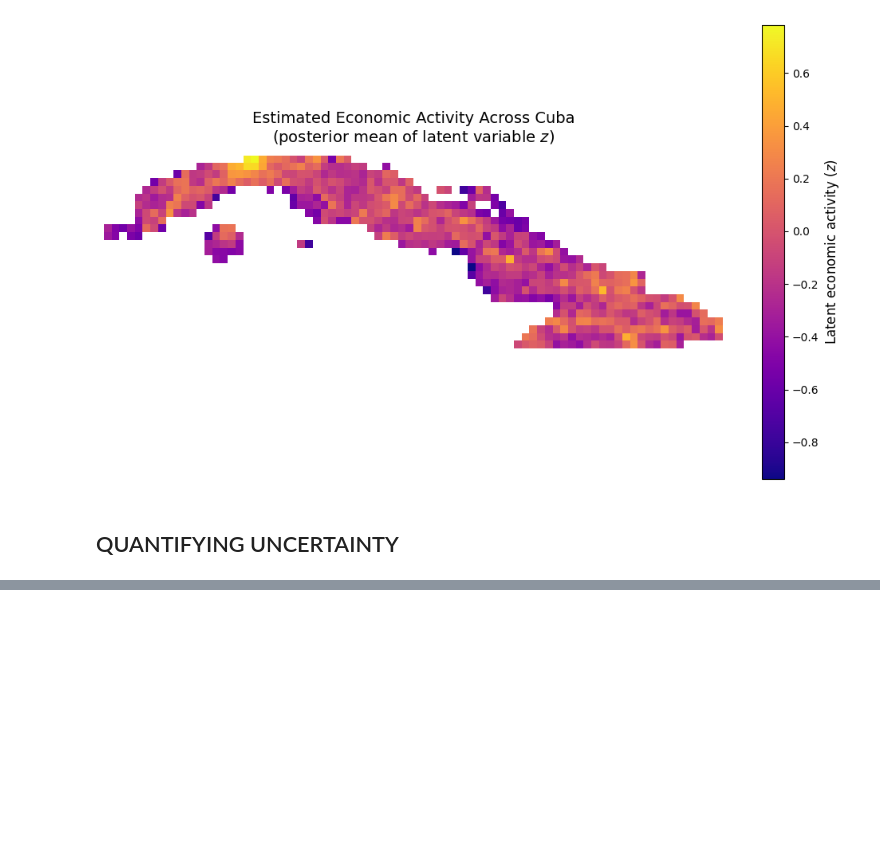
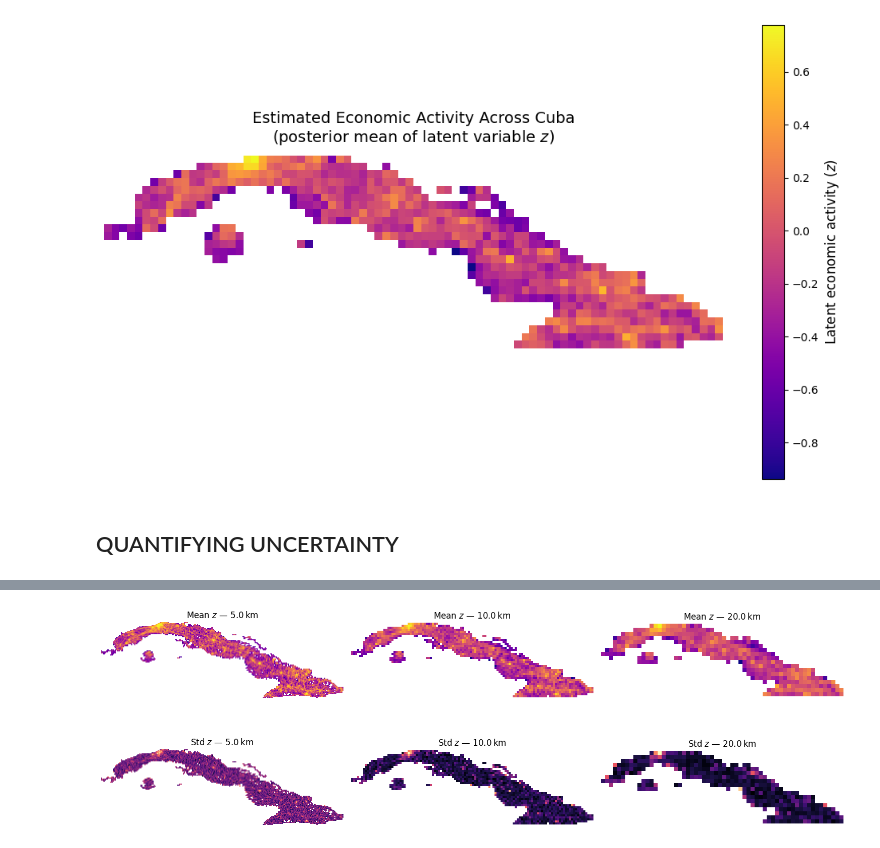
Before and after one commit to cpez04/stat288-finalproject, a Jupyter notebook: notebooks/cuba_latent_econ_model.ipynb, the cells around one changed output, grey strips where cells are left out. Drawn from its saved outputs; the diff is of its cells as text; code cells hidden in the pictures; blank space fills up the shorter version.

```diff
--- a/notebooks/cuba_latent_econ_model.ipynb
+++ b/notebooks/cuba_latent_econ_model.ipynb
@@ -274,0 +420,33 @@ plt.show()
+# %%
+# -------- maps side‑by‑side ---------------
+fig, axs = plt.subplots(2, len(results), figsize=(5*len(results), 6))
+
+for j, r in enumerate(results):
+    nyc, nxc = r["ny"], r["nx"]
+    g_mean   = np.full((nyc, nxc), np.nan)
+    g_std    = np.full_like(g_mean, np.nan)
+    for k, (rr, cc) in enumerate(r["coords"]):
+        g_mean[rr, cc] = r["z_mean"][k]
+        g_std [rr, cc] = r["z_std"][k]
+
+    km = r["block"] * 0.5           # 1 pixel = 0.5 km
+
+    # --- posterior mean map ---
+    axs[0, j].imshow(g_mean, cmap="plasma")
+    axs[0, j].set_title(
+        f"Mean $z$ — {km:.1f} km",
+        fontsize=12
+    )
+    axs[0, j].axis("off")
+
+    # --- posterior std‑dev map ---
+    axs[1, j].imshow(g_std, cmap="magma")
+    axs[1, j].set_title(
+        f"Std $z$ — {km:.1f} km",
+        fontsize=12
+    )
+    axs[1, j].axis("off")
+
+plt.tight_layout()
+# %% [output]
+[figure, added]
```
Also changed, not shown: parts of 15 cells of this notebook, 31 other files.
